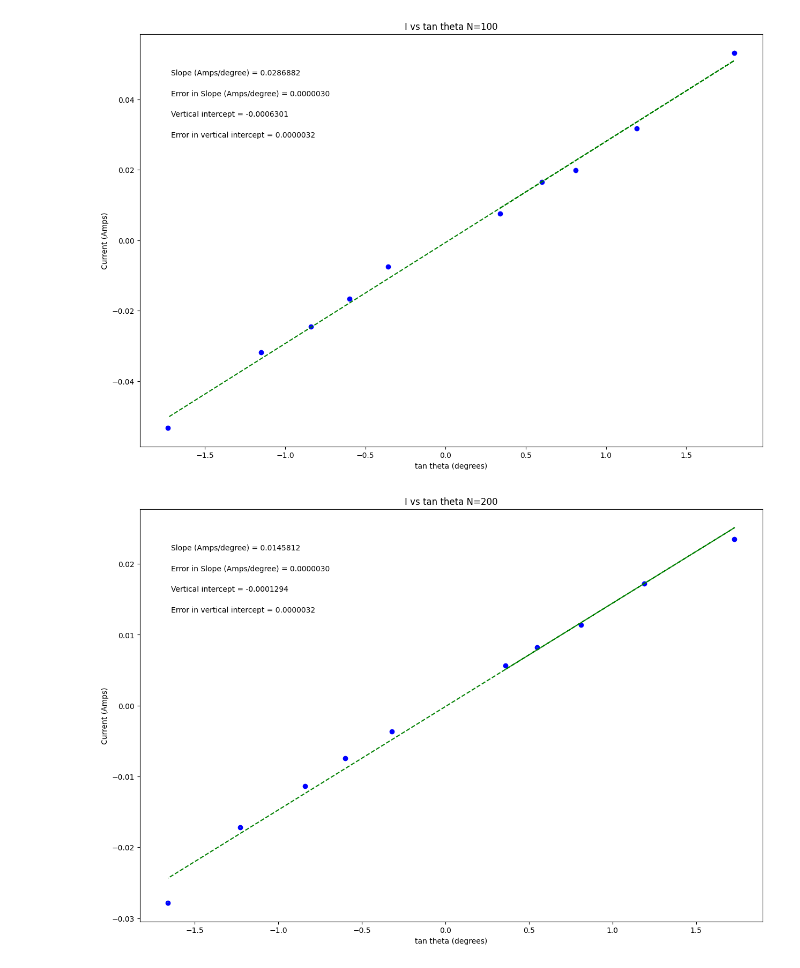
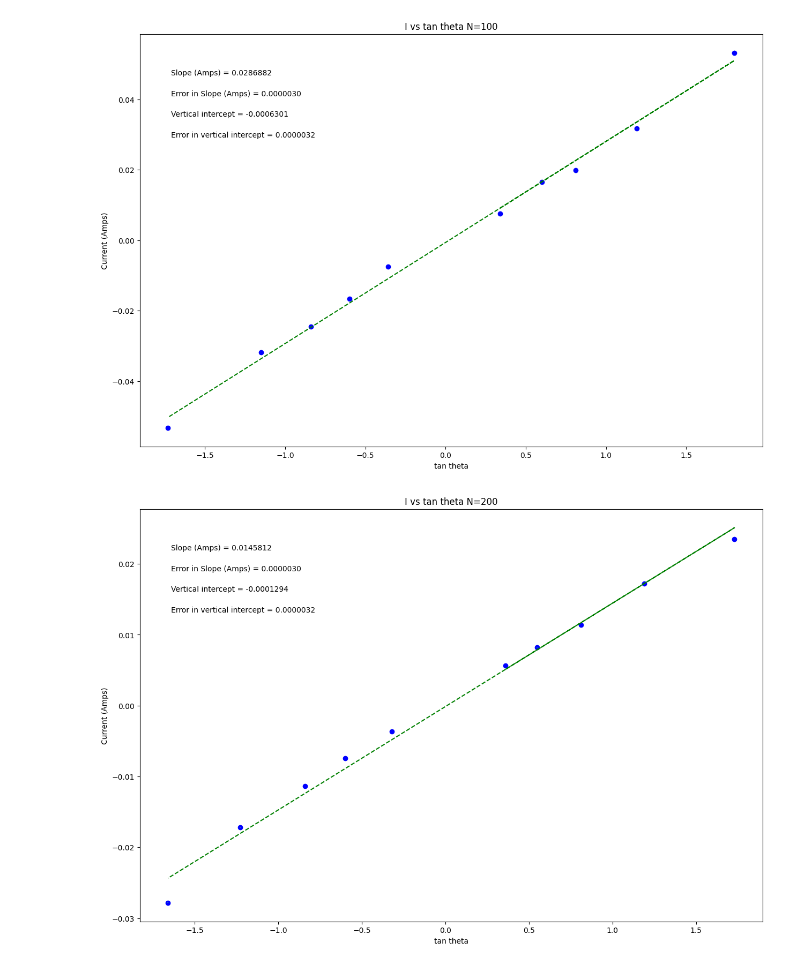
Before and after one commit to catherine0518/Physics-Lab-Fall, a Jupyter notebook: Copy_of_Measuring_the_Local_Magnetic_Field.ipynb, the cells around one changed output. Drawn from its saved outputs; the diff is of its cells as text; code cells hidden in the pictures.

```diff
--- a/Copy_of_Measuring_the_Local_Magnetic_Field.ipynb
+++ b/Copy_of_Measuring_the_Local_Magnetic_Field.ipynb
@@ -38,9 +38,9 @@ dy = err_yvariable        #this should be your error in y array
 #UPDATE EACH OF THESE 4 STRINGS FOR YOUR PLOT LABELS AS YOU WANT THEM TO APPEAR
 
 plot_title= 'I vs tan theta N=100'
-x_label= 'tan theta (degrees)'
+x_label= 'tan theta'
 y_label= 'Current (Amps)'
-slope_units= 'Amps/degree'
+slope_units= 'Amps'
 
 #UPDATE ANNOTATION PLACEMENT SO IT'S OUT OF WAY OF PLOTTED DATA AND BEST FIT LINE
 #integer from 1 to 4, top R corner is 1 (counter-clockwise from there)
@@ -92,34 +92,34 @@ elif annotation_placement==3 or annotation_placement==4:
 #Don't need to change anything in this section!
 
 #Plot data on graph. Plot error bars and place values for slope,
 #error in slope, and vertical intercept (plus error) on the plot using "annotate"
 
 plt.figure(figsize=(15,10))
 
 plt.plot(x, fit, color='green', linestyle='--')
 plt.scatter(x, y, color='blue', marker='o')
 
 plt.xlabel(x_label)
 plt.ylabel(y_label)
 plt.title(plot_title)
 
 plt.errorbar(x, y, yerr=dy, xerr=None, fmt="none") #don't need to plot x error bars
 
 plt.annotate('Slope ({}) = {value:.{digits}f}'.format(slope_units,value=m, digits=7),
              (xpos, ypos[0]), xycoords='axes fraction')
 
 plt.annotate('Error in Slope ({}) = {value:.{digits}f}'.format(slope_units,value=dm, digits=7),
              (xpos, ypos[1]), xycoords='axes fraction')
 
 plt.annotate('Vertical intercept = {value:.{digits}f}'.format(value=b, digits=7),
              (xpos, ypos[2]), xycoords='axes fraction')
 
 plt.annotate('Error in vertical intercept = {value:.{digits}f}'.format(value=db, digits=7),
              (xpos, ypos[3]), xycoords='axes fraction')
 
 plt.show()
 # %% [output]
-[figure, old version]
+[figure, new version]
 # %%
 #PHSX 216 & 218 plotting code
 #Brianna Beller
@@ -158,9 +158,9 @@ dy = err_yvariable        #this should be your error in y array
 #UPDATE EACH OF THESE 4 STRINGS FOR YOUR PLOT LABELS AS YOU WANT THEM TO APPEAR
 
 plot_title= 'I vs tan theta N=200'
-x_label= 'tan theta (degrees)'
+x_label= 'tan theta'
 y_label= 'Current (Amps)'
-slope_units= 'Amps/degree'
+slope_units= 'Amps'
 
 #UPDATE ANNOTATION PLACEMENT SO IT'S OUT OF WAY OF PLOTTED DATA AND BEST FIT LINE
 #integer from 1 to 4, top R corner is 1 (counter-clockwise from there)
@@ -239,7 +239,7 @@ plt.annotate('Error in vertical intercept = {value:.{digits}f}'.format(value=db,
 
 plt.show()
 # %% [output]
-[figure, old version]
+[figure, new version]
 # %%
 #PHSX 216 & 218 plotting code
 #Brianna Beller
```
Also changed, not shown: parts of 1 cell of this notebook.
